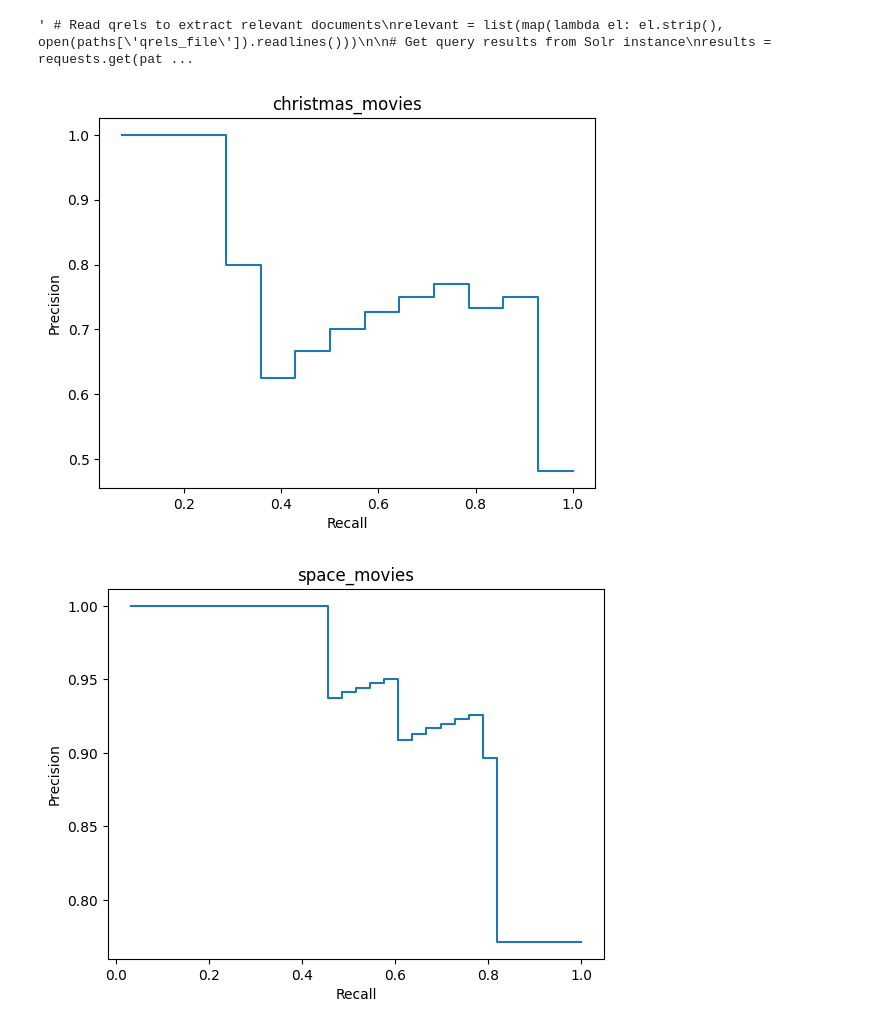
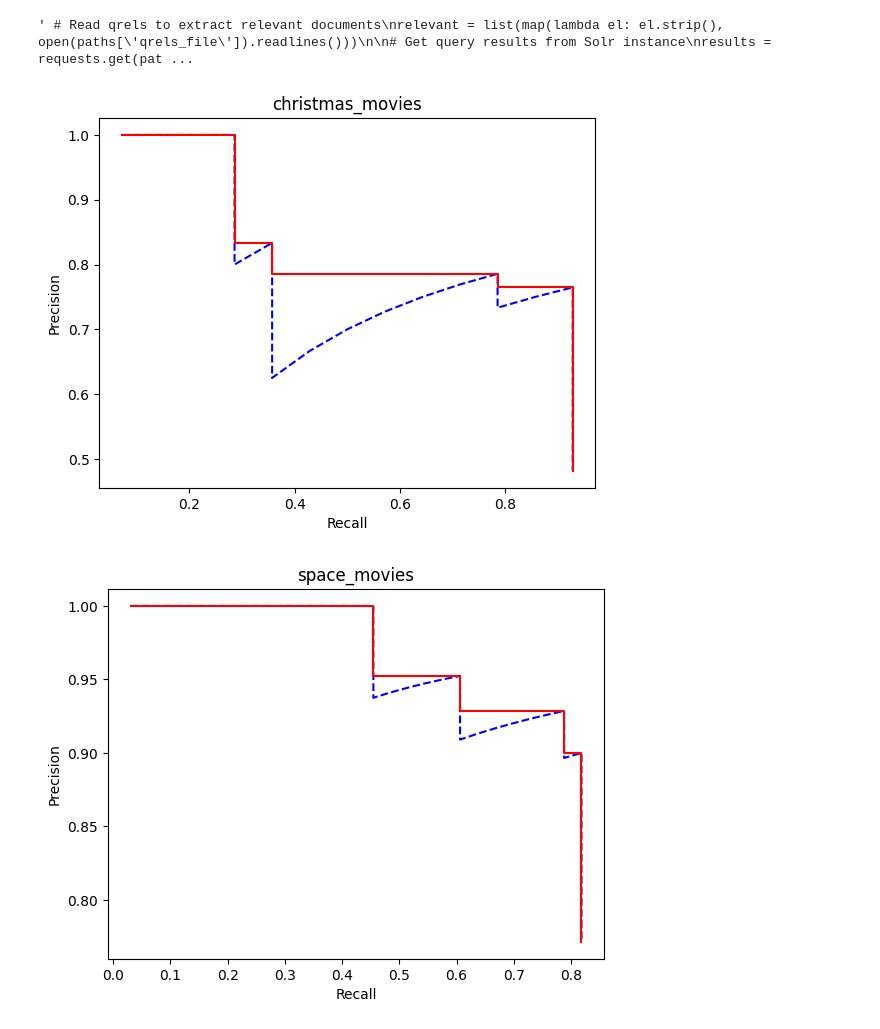
Before and after one commit to margaridav27/feup-pri, a Jupyter notebook: milestone3/notebooks/evaluation.ipynb, the cells around one changed output. Saved outputs shown, nothing was run; the diff lists cells and outputs as text; code cells hidden in the pictures.

Commit message:
Precision recall curves fix

```diff
--- a/milestone3/notebooks/evaluation.ipynb
+++ b/milestone3/notebooks/evaluation.ipynb
@@ -42,6 +42,8 @@ results = requests.get(paths['query_url']).json()["response"]["docs"] """
 # %% [output]
 ' # Read qrels to extract relevant documents\nrelevant = list(map(lambda el: el.strip(), open(paths[\'qrels_file\']).readlines()))\n\n# Get query results from Solr instance\nresults = requests.get(pat ...
 # %%
+steps = [0.1, 0.2, 0.3, 0.4, 0.5, 0.6, 0.7, 0.8, 0.9, 1.0]
+
 for movie_type, paths in info.items():
     # Read qrels to extract relevant documents
     relevant = list(map(lambda el: el.strip(), open(paths['qrels_file']).readlines()))
@@ -54,50 +56,38 @@ for movie_type, paths in info.items():
     evaluation_metrics = {"ap": "Average Precision", "p10": "Precision at 10 (P@10)", "p15": "Precision at 15 (P@15)", "ia": "Individual Assessment"}
 
     # Calculate all metrics and export results as LaTeX table
     df = pd.DataFrame(
         [["Metric", "Value"]]
         + [
             [evaluation_metrics[m], calculate_metric(m, results, relevant)]
             for m in evaluation_metrics
         ]
     )
 
     with open(f"../results/{movie_type}/results.tex", "w") as tf:
         tf.write(df.style.to_latex())
 
 
     # PRECISION-RECALL CURVE
     # Calculate precision and recall values as we move down the ranked list
     precision_values = [
         len([doc for doc in results[:idx] if doc["tconst"] in relevant]) / idx
         for idx, _ in enumerate(results, start=1)
     ]
 
     recall_values = [
         len([doc for doc in results[:idx] if doc["tconst"] in relevant]) / len(relevant)
         for idx, _ in enumerate(results, start=1)
     ]
 
-    precision_recall_match = {k: v for k, v in zip(recall_values, precision_values)}
-
-    # Extend recall_values to include traditional steps for a better curve (0.1, 0.2 ...)
-    recall_values.extend([step for step in np.arange(0.1, 1.1, 0.1) if step not in recall_values])
-    recall_values = sorted(set(recall_values))
-
-    # Extend matching dict to include these new intermediate steps
-    for idx, step in enumerate(recall_values):
-        if step in precision_recall_match:
-            continue
-
-        if recall_values[idx - 1] in precision_recall_match:
-            precision_recall_match[step] = precision_recall_match[recall_values[idx - 1]]
-        else:
-            precision_recall_match[step] = precision_recall_match[recall_values[idx + 1]]
-
-    disp = PrecisionRecallDisplay([precision_recall_match.get(r) for r in recall_values], recall_values)
-    disp.plot()
+    fig, ax = plt.subplots(1, 1)
+    ax.plot(recall_values, precision_values, '--b')
+    decreasing_max_precision = np.maximum.accumulate(precision_values[::-1])[::-1]
+    ax.step(recall_values, decreasing_max_precision, '-r')
     plt.title(f"{movie_type}")
+    plt.ylabel("Precision")
+    plt.xlabel("Recall")
     plt.savefig(f"../results/{movie_type}/precision_recall.pdf")
 # %% [output]
-[figure, old version]
+[figure, new version]
-[figure, old version]
+[figure, new version]
```
Also changed, not shown: parts of 2 cells of this notebook, 3 other files.
